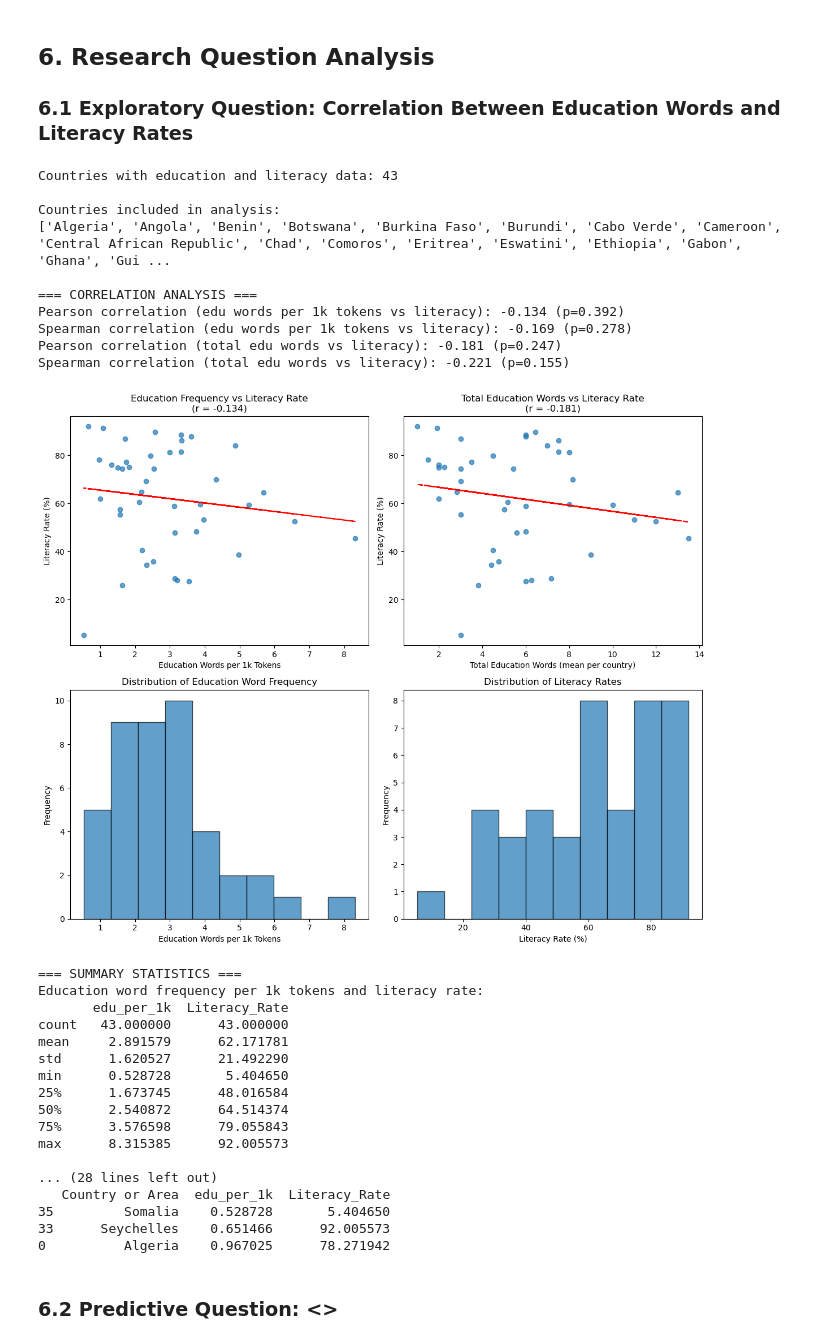
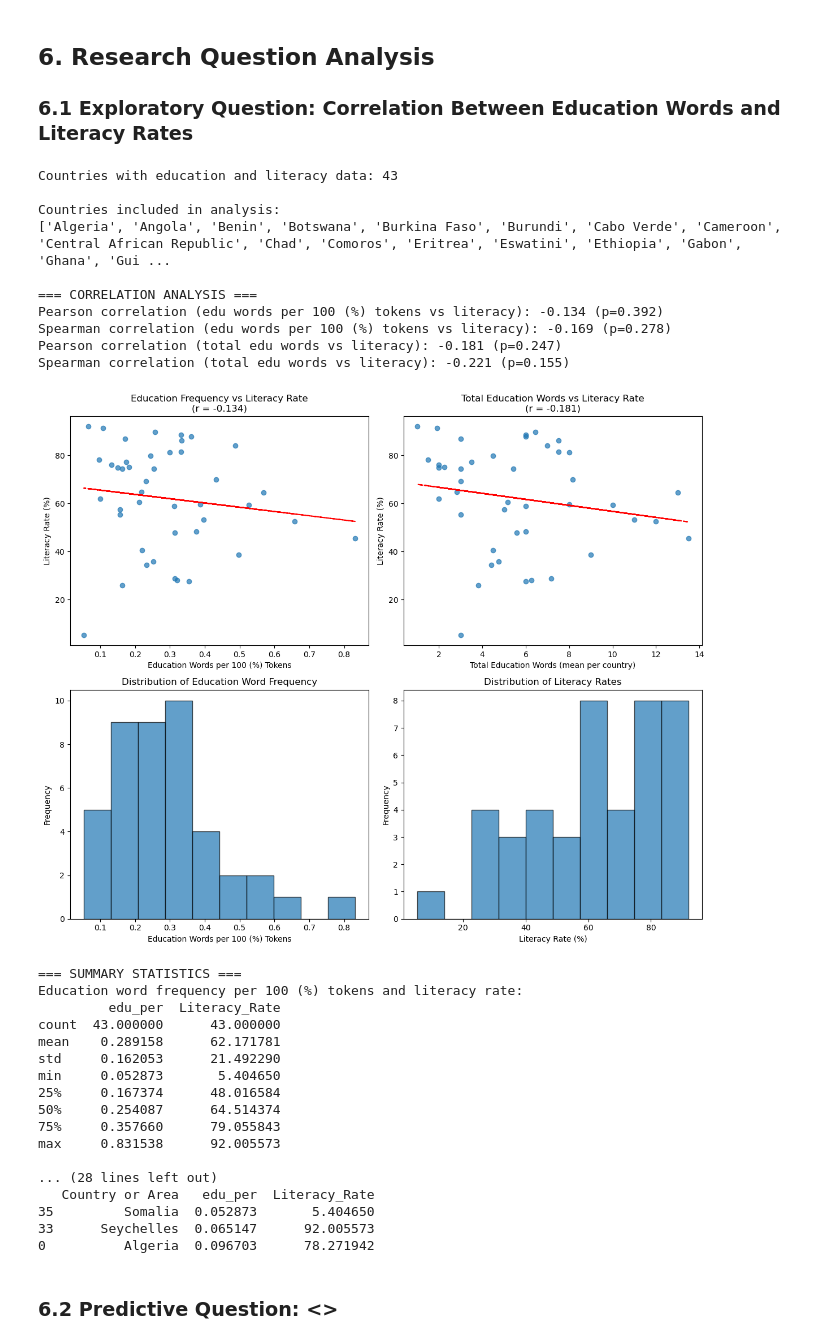
Before and after one commit to bgrsph/Fundamentals-of-Data-Science-Group-Assignments-, a Jupyter notebook: Assignment 1/Analysis_Latest.ipynb, the cells around one changed output. Saved outputs shown, nothing was run; the diff lists cells and outputs as text; code cells hidden in the pictures.

```diff
--- a/Assignment 1/Analysis_Latest.ipynb
+++ b/Assignment 1/Analysis_Latest.ipynb
@@ -890,9 +892,9 @@ Name: Literacy_Rate, dtype: float64
 # Correlation analysis between education word frequency and literacy rates
 
 # Calculate mean education word frequency and total education words per country
-# Using correct column names: 'edu_per_1k' and 'n_tokens'
+# Using correct column names: 'edu_per' and 'n_tokens'
 edu_stats = df_africa.groupby('Country or Area').agg({
-    'edu_per_1k': 'mean',
+    'edu_per': 'mean',
     'n_tokens': 'mean',
     'edu_total': 'mean',
     'Literacy_Rate': 'mean',  # Also get mean literacy rate per country
@@ -903,16 +905,16 @@ print(f"Countries with education and literacy data: {len(edu_stats)}")
 print("\nCountries included in analysis:")
 print(edu_stats['Country or Area'].tolist())
 
-# Statistical analysis: Education word frequency per 1k tokens vs Literacy Rate
+# Statistical analysis: Education word frequency per 100 (%) tokens vs Literacy Rate
 print("\n=== CORRELATION ANALYSIS ===")
 
 # Pearson correlation for education frequency
-corr_freq, p_freq = stats.pearsonr(edu_stats['edu_per_1k'], edu_stats['Literacy_Rate'])
-print(f"Pearson correlation (edu words per 1k tokens vs literacy): {corr_freq:.3f} (p={p_freq:.3g})")
+corr_freq, p_freq = stats.pearsonr(edu_stats['edu_per'], edu_stats['Literacy_Rate'])
+print(f"Pearson correlation (edu words per 100 (%) tokens vs literacy): {corr_freq:.3f} (p={p_freq:.3g})")
 
 # Spearman correlation (rank-based, more robust to outliers)
-corr_freq_spear, p_freq_spear = stats.spearmanr(edu_stats['edu_per_1k'], edu_stats['Literacy_Rate'])
-print(f"Spearman correlation (edu words per 1k tokens vs literacy): {corr_freq_spear:.3f} (p={p_freq_spear:.3g})")
+corr_freq_spear, p_freq_spear = stats.spearmanr(edu_stats['edu_per'], edu_stats['Literacy_Rate'])
+print(f"Spearman correlation (edu words per 100 (%) tokens vs literacy): {corr_freq_spear:.3f} (p={p_freq_spear:.3g})")
 
 # Pearson correlation for total education words
 corr_total, p_total = stats.pearsonr(edu_stats['edu_total'], edu_stats['Literacy_Rate'])
@@ -928,8 +930,8 @@ Countries included in analysis:
 ['Algeria', 'Angola', 'Benin', 'Botswana', 'Burkina Faso', 'Burundi', 'Cabo Verde', 'Cameroon', 'Central African Republic', 'Chad', 'Comoros', 'Eritrea', 'Eswatini', 'Ethiopia', 'Gabon', 'Ghana', 'Gui ...
 
 === CORRELATION ANALYSIS ===
-Pearson correlation (edu words per 1k tokens vs literacy): -0.134 (p=0.392)
-Spearman correlation (edu words per 1k tokens vs literacy): -0.169 (p=0.278)
+Pearson correlation (edu words per 100 (%) tokens vs literacy): -0.134 (p=0.392)
+Spearman correlation (edu words per 100 (%) tokens vs literacy): -0.169 (p=0.278)
 Pearson correlation (total edu words vs literacy): -0.181 (p=0.247)
 Spearman correlation (total edu words vs literacy): -0.221 (p=0.155)
 # %%
@@ -937,12 +939,12 @@ Spearman correlation (total edu words vs literacy): -0.221 (p=0.155)
 # Create figure with subplots
 fig, axes = plt.subplots(2, 2, figsize=(12, 10))
 
-# Scatter plot: Education word frequency per 1k vs Literacy Rate
-axes[0,0].scatter(edu_stats['edu_per_1k'], edu_stats['Literacy_Rate'], alpha=0.7)
+# Scatter plot: Education word frequency per 100 (%) vs Literacy Rate
+axes[0,0].scatter(edu_stats['edu_per'], edu_stats['Literacy_Rate'], alpha=0.7)
 if len(edu_stats) > 1:
-    z_freq = np.polyfit(edu_stats['edu_per_1k'], edu_stats['Literacy_Rate'], 1)
-    axes[0,0].plot(edu_stats['edu_per_1k'], np.polyval(z_freq, edu_stats['edu_per_1k']), "r--")
-axes[0,0].set_xlabel('Education Words per 1k Tokens')
+    z_freq = np.polyfit(edu_stats['edu_per'], edu_stats['Literacy_Rate'], 1)
+    axes[0,0].plot(edu_stats['edu_per'], np.polyval(z_freq, edu_stats['edu_per']), "r--")
+axes[0,0].set_xlabel('Education Words per 100 (%) Tokens')
 axes[0,0].set_ylabel('Literacy Rate (%)')
 axes[0,0].set_title(f'Education Frequency vs Literacy Rate\n(r = {corr_freq:.3f})')
 
@@ -956,8 +958,8 @@ axes[0,1].set_ylabel('Literacy Rate (%)')
 axes[0,1].set_title(f'Total Education Words vs Literacy Rate\n(r = {corr_total:.3f})')
 
 # Histogram of education frequency
-axes[1,0].hist(edu_stats['edu_per_1k'], bins=10, alpha=0.7, edgecolor='black')
-axes[1,0].set_xlabel('Education Words per 1k Tokens')
+axes[1,0].hist(edu_stats['edu_per'], bins=10, alpha=0.7, edgecolor='black')
+axes[1,0].set_xlabel('Education Words per 100 (%) Tokens')
 axes[1,0].set_ylabel('Frequency')
 axes[1,0].set_title('Distribution of Education Word Frequency')
 
@@ -972,8 +974,8 @@ plt.show()
 
 # --- Summary statistics ---
 print("\n=== SUMMARY STATISTICS ===")
-print("Education word frequency per 1k tokens and literacy rate:")
-print(edu_stats[['edu_per_1k', 'Literacy_Rate']].describe())
+print("Education word frequency per 100 (%) tokens and literacy rate:")
+print(edu_stats[['edu_per', 'Literacy_Rate']].describe())
 print("\nTotal education words and literacy rate:")
 print(edu_stats[['edu_total', 'Literacy_Rate']].describe())
 
@@ -981,56 +983,56 @@ print(edu_stats[['edu_total', 'Literacy_Rate']].describe())
 print("\n=== OUTLIER ANALYSIS ===")
 
 # Identify outliers using IQR method
 def identify_outliers(data, column):
     Q1 = data[column].quantile(0.25)
     Q3 = data[column].quantile(0.75)
     IQR = Q3 - Q1
     lower_bound = Q1 - 1.5 * IQR
     upper_bound = Q3 + 1.5 * IQR
     outliers = data[(data[column] < lower_bound) | (data[column] > upper_bound)]
     return outliers, lower_bound, upper_bound
 
 # Check for outliers in education frequency
-edu_outliers, edu_lower, edu_upper = identify_outliers(edu_stats, 'edu_per_1k')
+edu_outliers, edu_lower, edu_upper = identify_outliers(edu_stats, 'edu_per')
 print(f"Education frequency outliers (outside {edu_lower:.2f} - {edu_upper:.2f}):")
 if len(edu_outliers) > 0:
-    print(edu_outliers[['Country or Area', 'edu_per_1k', 'Literacy_Rate']])
+    print(edu_outliers[['Country or Area', 'edu_per', 'Literacy_Rate']])
 else:
     print("No outliers found")
 
 # Check for outliers in literacy rate
 lit_outliers, lit_lower, lit_upper = identify_outliers(edu_stats, 'Literacy_Rate')
 print(f"\nLiteracy rate outliers (outside {lit_lower:.2f} - {lit_upper:.2f}):")
 if len(lit_outliers) > 0:
-    print(lit_outliers[['Country or Area', 'edu_per_1k', 'Literacy_Rate']])
+    print(lit_outliers[['Country or Area', 'edu_per', 'Literacy_Rate']])
 else:
     print("No outliers found")
 
 # Show countries with highest and lowest education word usage
 print(f"\n=== TOP AND BOTTOM PERFORMERS ===")
 print("Countries with highest education word frequency:")
-print(edu_stats.nlargest(3, 'edu_per_1k')[['Country or Area', 'edu_per_1k', 'Literacy_Rate']])
+print(edu_stats.nlargest(3, 'edu_per')[['Country or Area', 'edu_per', 'Literacy_Rate']])
 print("\nCountries with lowest education word frequency:")
-print(edu_stats.nsmallest(3, 'edu_per_1k')[['Country or Area', 'edu_per_1k', 'Literacy_Rate']])
+print(edu_stats.nsmallest(3, 'edu_per')[['Country or Area', 'edu_per', 'Literacy_Rate']])
 # %% [output]
-[figure, old version]
+[figure, new version]
 === SUMMARY STATISTICS ===
-Education word frequency per 1k tokens and literacy rate:
-       edu_per_1k  Literacy_Rate
-count   43.000000      43.000000
-mean     2.891579      62.171781
-std      1.620527      21.492290
-min      0.528728       5.404650
-25%      1.673745      48.016584
-50%      2.540872      64.514374
-75%      3.576598      79.055843
-max      8.315385      92.005573
+Education word frequency per 100 (%) tokens and literacy rate:
+         edu_per  Literacy_Rate
+count  43.000000      43.000000
+mean    0.289158      62.171781
+std     0.162053      21.492290
+min     0.052873       5.404650
+25%     0.167374      48.016584
+50%     0.254087      64.514374
+75%     0.357660      79.055843
+max     0.831538      92.005573
 
 ... (28 lines left out)
-   Country or Area  edu_per_1k  Literacy_Rate
-35         Somalia    0.528728       5.404650
-33      Seychelles    0.651466      92.005573
-0          Algeria    0.967025      78.271942
+   Country or Area   edu_per  Literacy_Rate
+35         Somalia  0.052873       5.404650
+33      Seychelles  0.065147      92.005573
+0          Algeria  0.096703      78.271942
 # %% [markdown]
 ### 6.2 Predictive Question: <>
 # %%
```
Also changed, not shown: parts of 4 cells of this notebook.
